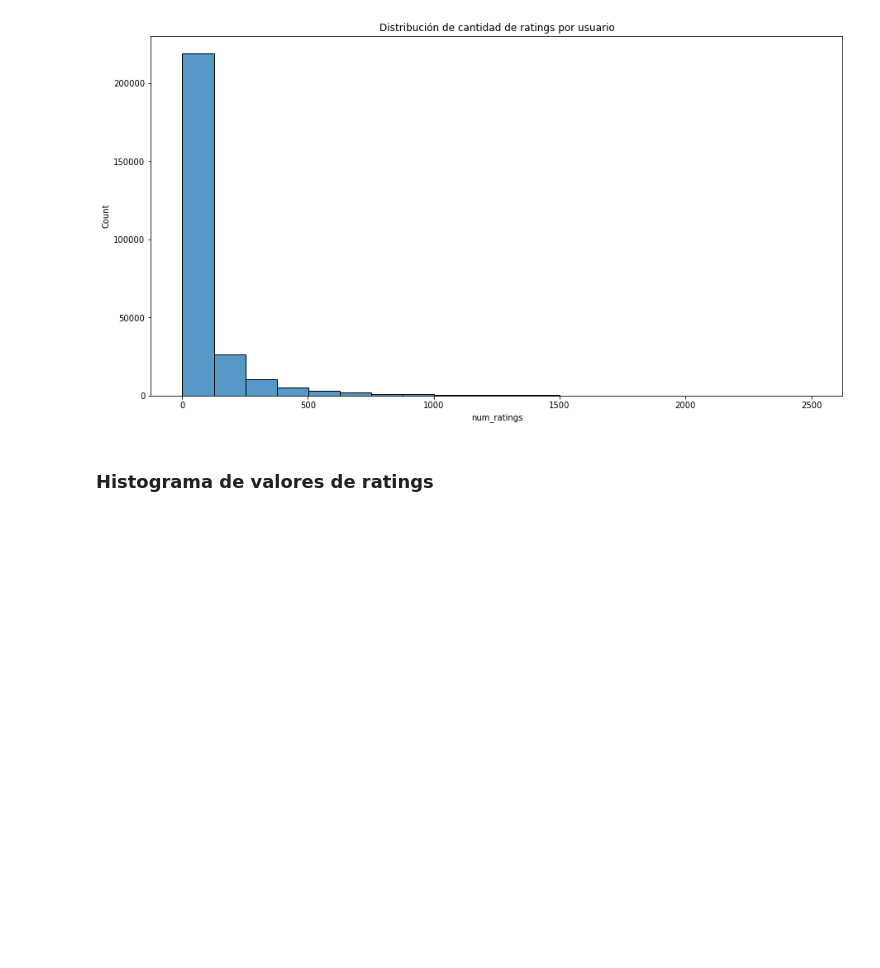
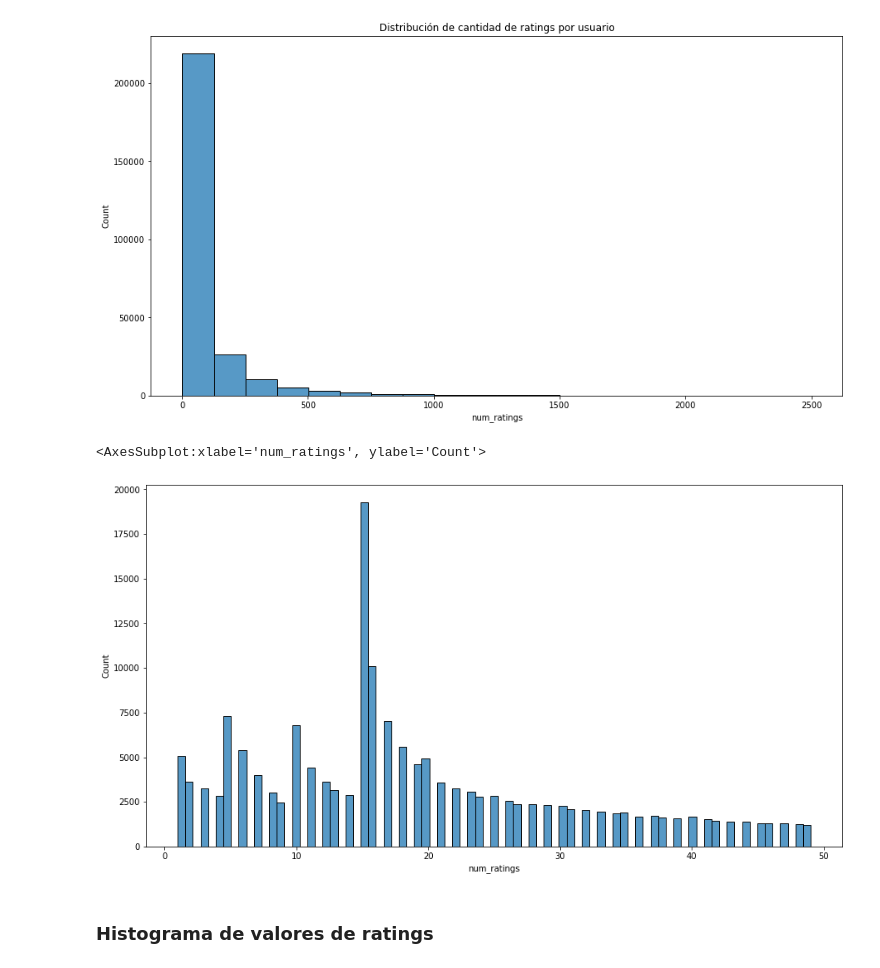
Before and after one commit to mnPanic/aa-tp, a Jupyter notebook: graficos.ipynb, the cells around one changed output. Drawn from its saved outputs; the diff is of its cells as text; code cells hidden in the pictures; blank space fills up the shorter version.

```diff
--- a/graficos.ipynb
+++ b/graficos.ipynb
@@ -129,6 +132,14 @@ plt.title("Distribución de cantidad de ratings por usuario")
 plt.savefig("graficos/hist-ratings-por-user.svg")
 # %% [output]
 [figure]
+# %%
+plt.figure(figsize = (15,8))
+sns.histplot(data=ratings_by_user[ratings_by_user["num_ratings"] < 50], x="num_ratings")
+#plt.title("Distribución de cantidad de ratings por usuario")
+#plt.savefig("graficos/hist-ratings-por-user.svg")
+# %% [output]
+<AxesSubplot:xlabel='num_ratings', ylabel='Count'>
+[figure, added]
 # %% [markdown]
 ### Histograma de valores de ratings
 # %%
```
Also changed, not shown: parts of 12 cells of this notebook, 2 other files.
